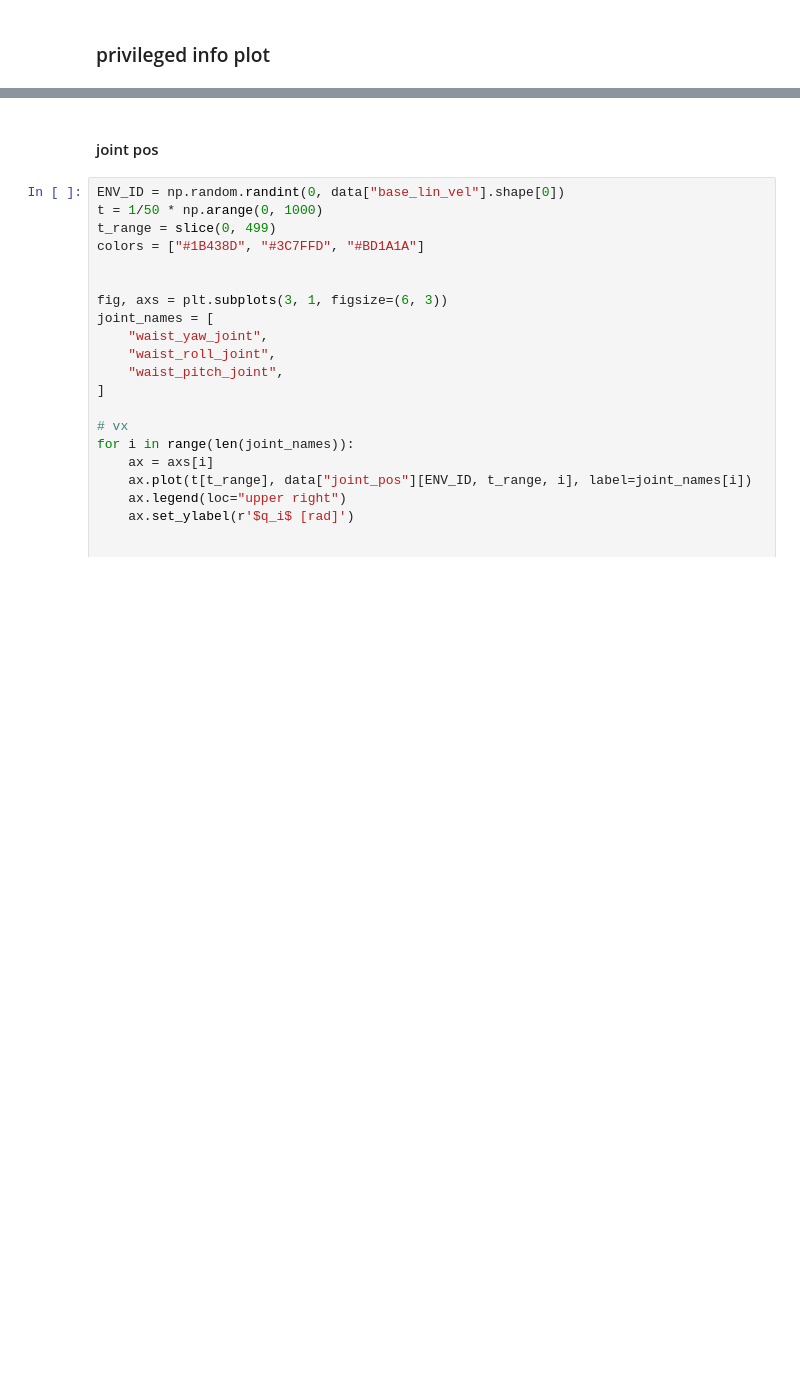
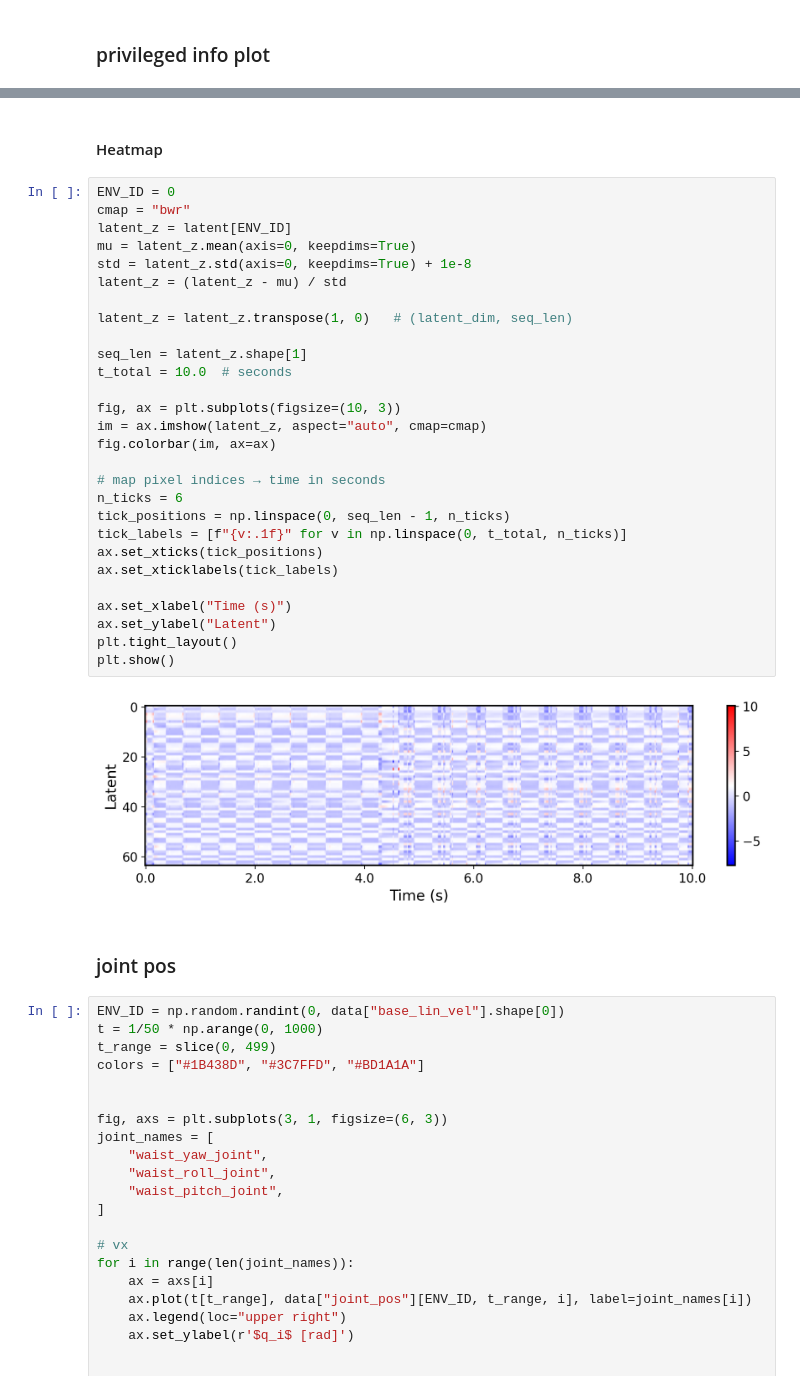
Before and after one commit to andyzong16/Isaaclab_Training, a Jupyter notebook: scripts/reinforcement_learning/rsl_rl/plot.ipynb, the cells around one changed output, grey strips where cells are left out. Cells and saved outputs as stored; diff of their text form; blank space fills up the shorter version.

```diff
--- a/scripts/reinforcement_learning/rsl_rl/plot.ipynb
+++ b/scripts/reinforcement_learning/rsl_rl/plot.ipynb
@@ -209,5 +273,37 @@ ax.grid(True, linestyle='--', linewidth=0.5, alpha=0.7)
+# %% [markdown]
+#### Heatmap
+# %%
+ENV_ID = 0
+cmap = "bwr"
+latent_z = latent[ENV_ID]
+mu = latent_z.mean(axis=0, keepdims=True)
+std = latent_z.std(axis=0, keepdims=True) + 1e-8
+latent_z = (latent_z - mu) / std
+
+latent_z = latent_z.transpose(1, 0)   # (latent_dim, seq_len)
+
+seq_len = latent_z.shape[1]
+t_total = 10.0  # seconds
+
+fig, ax = plt.subplots(figsize=(10, 3))
+im = ax.imshow(latent_z, aspect="auto", cmap=cmap)
+fig.colorbar(im, ax=ax)
+
+# map pixel indices → time in seconds
+n_ticks = 6
+tick_positions = np.linspace(0, seq_len - 1, n_ticks)
+tick_labels = [f"{v:.1f}" for v in np.linspace(0, t_total, n_ticks)]
+ax.set_xticks(tick_positions)
+ax.set_xticklabels(tick_labels)
+
+ax.set_xlabel("Time (s)")
+ax.set_ylabel("Latent")
+plt.tight_layout()
+plt.show()
+# %% [output]
+[figure, added]
 # %% [markdown]
-#### joint pos
+### joint pos
 # %%
 ENV_ID = np.random.randint(0, data["base_lin_vel"].shape[0])
 t = 1/50 * np.arange(0, 1000)
```
Also changed, not shown: parts of 7 cells of this notebook, 14 other files.
